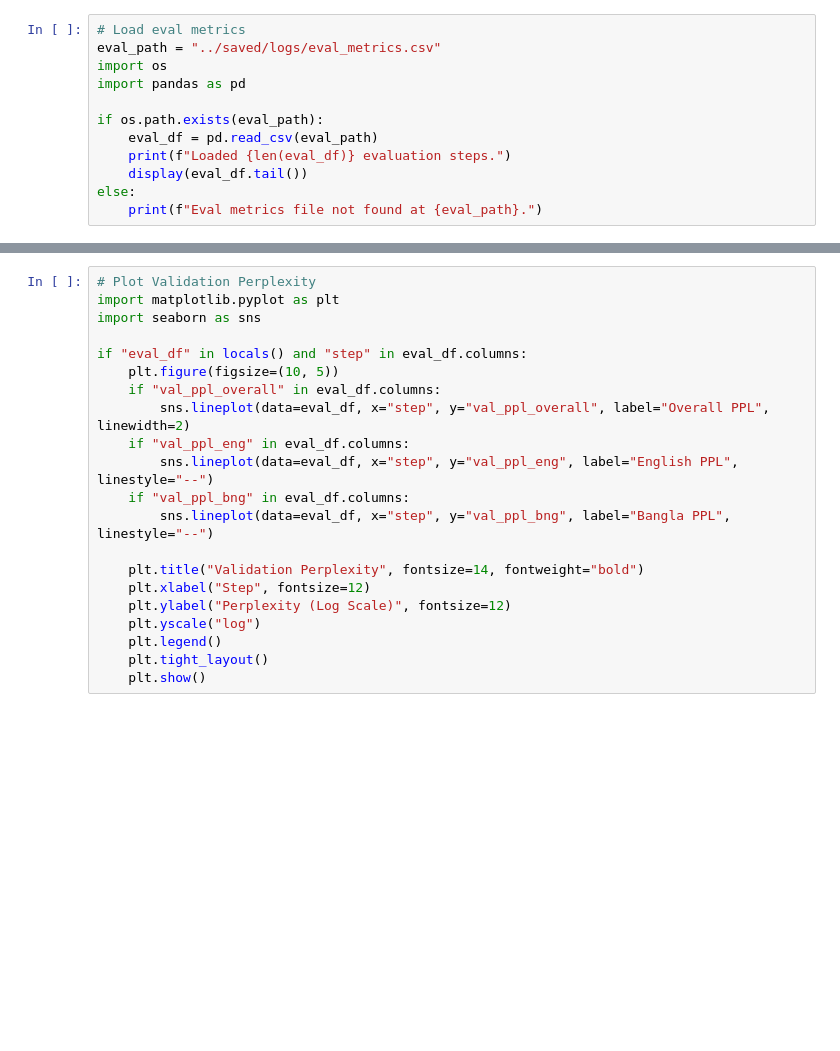
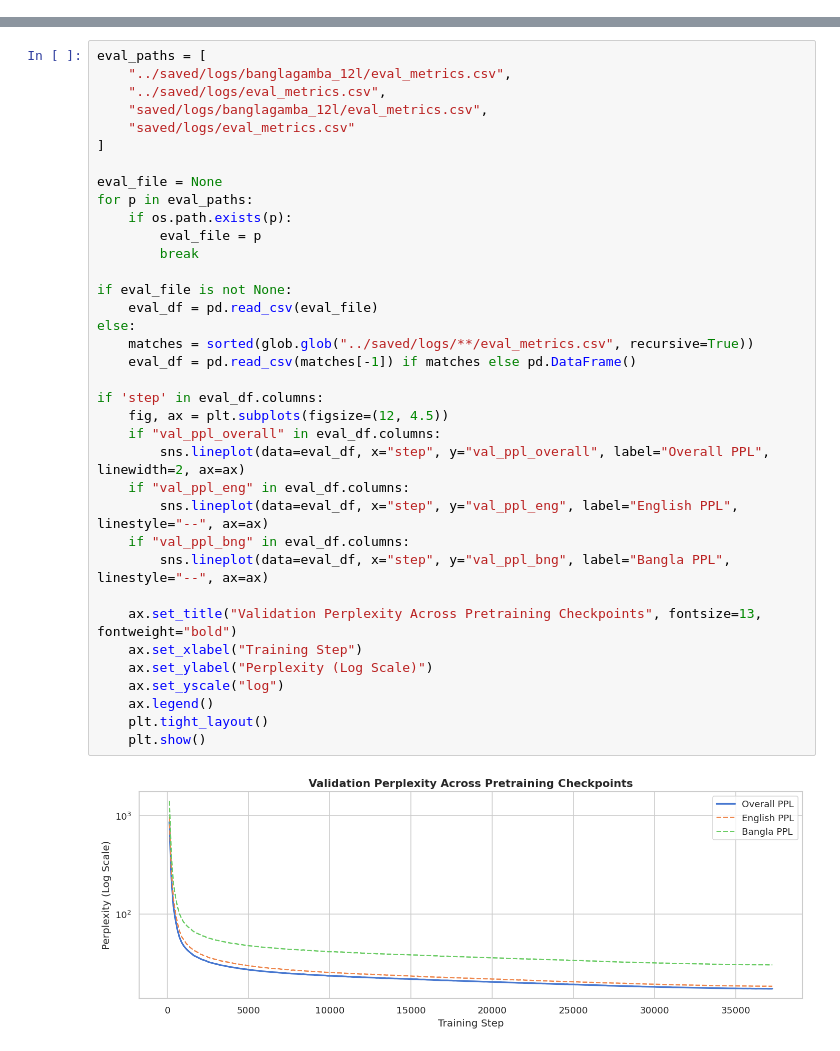
Before and after one commit to ahmed-farhanur-rashid/bangla-gamba, a Jupyter notebook: notebooks/01_training_metrics.ipynb, the cells around one changed output, grey strips where cells are left out. Cells and saved outputs as stored; diff of their text form; blank space fills up the shorter version.

```diff
--- a/notebooks/01_training_metrics.ipynb
+++ b/notebooks/01_training_metrics.ipynb
@@ -61,12 +75,0 @@ This section loads and visualizes the validation perplexity from `eval_metrics.c
-# %%
-# Load eval metrics
-eval_path = "../saved/logs/eval_metrics.csv"
-import os
-import pandas as pd
-
-if os.path.exists(eval_path):
-    eval_df = pd.read_csv(eval_path)
-    print(f"Loaded {len(eval_df)} evaluation steps.")
-    display(eval_df.tail())
-else:
-    print(f"Eval metrics file not found at {eval_path}.")
@@ -73,21 +80,38 @@ else:
 # %%
-# Plot Validation Perplexity
-import matplotlib.pyplot as plt
-import seaborn as sns
+eval_paths = [
+    "../saved/logs/banglagamba_12l/eval_metrics.csv",
+    "../saved/logs/eval_metrics.csv",
+    "saved/logs/banglagamba_12l/eval_metrics.csv",
+    "saved/logs/eval_metrics.csv"
+]
 
-if "eval_df" in locals() and "step" in eval_df.columns:
-    plt.figure(figsize=(10, 5))
+eval_file = None
+for p in eval_paths:
+    if os.path.exists(p):
+        eval_file = p
+        break
+
+if eval_file is not None:
+    eval_df = pd.read_csv(eval_file)
+else:
+    matches = sorted(glob.glob("../saved/logs/**/eval_metrics.csv", recursive=True))
+    eval_df = pd.read_csv(matches[-1]) if matches else pd.DataFrame()
+
+if 'step' in eval_df.columns:
+    fig, ax = plt.subplots(figsize=(12, 4.5))
     if "val_ppl_overall" in eval_df.columns:
-        sns.lineplot(data=eval_df, x="step", y="val_ppl_overall", label="Overall PPL", linewidth=2)
+        sns.lineplot(data=eval_df, x="step", y="val_ppl_overall", label="Overall PPL", linewidth=2, ax=ax)
     if "val_ppl_eng" in eval_df.columns:
-        sns.lineplot(data=eval_df, x="step", y="val_ppl_eng", label="English PPL", linestyle="--")
+        sns.lineplot(data=eval_df, x="step", y="val_ppl_eng", label="English PPL", linestyle="--", ax=ax)
     if "val_ppl_bng" in eval_df.columns:
-        sns.lineplot(data=eval_df, x="step", y="val_ppl_bng", label="Bangla PPL", linestyle="--")
+        sns.lineplot(data=eval_df, x="step", y="val_ppl_bng", label="Bangla PPL", linestyle="--", ax=ax)
 
-    plt.title("Validation Perplexity", fontsize=14, fontweight="bold")
-    plt.xlabel("Step", fontsize=12)
-    plt.ylabel("Perplexity (Log Scale)", fontsize=12)
-    plt.yscale("log")
-    plt.legend()
+    ax.set_title("Validation Perplexity Across Pretraining Checkpoints", fontsize=13, fontweight="bold")
+    ax.set_xlabel("Training Step")
+    ax.set_ylabel("Perplexity (Log Scale)")
+    ax.set_yscale("log")
+    ax.legend()
     plt.tight_layout()
     plt.show()
+# %% [output]
+[figure, added]
```
Also changed, not shown: parts of 13 cells of this notebook, 3 other files.
